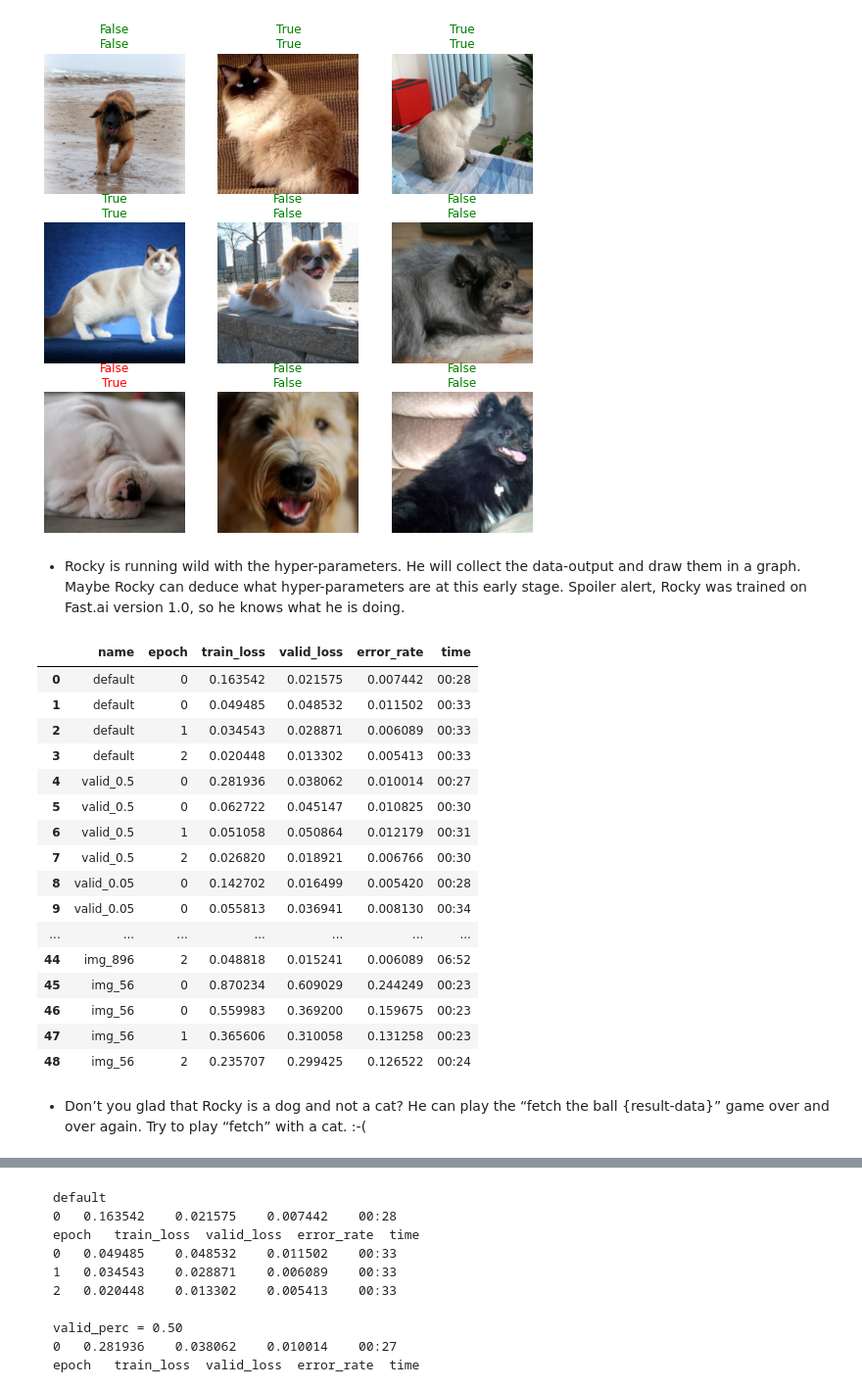
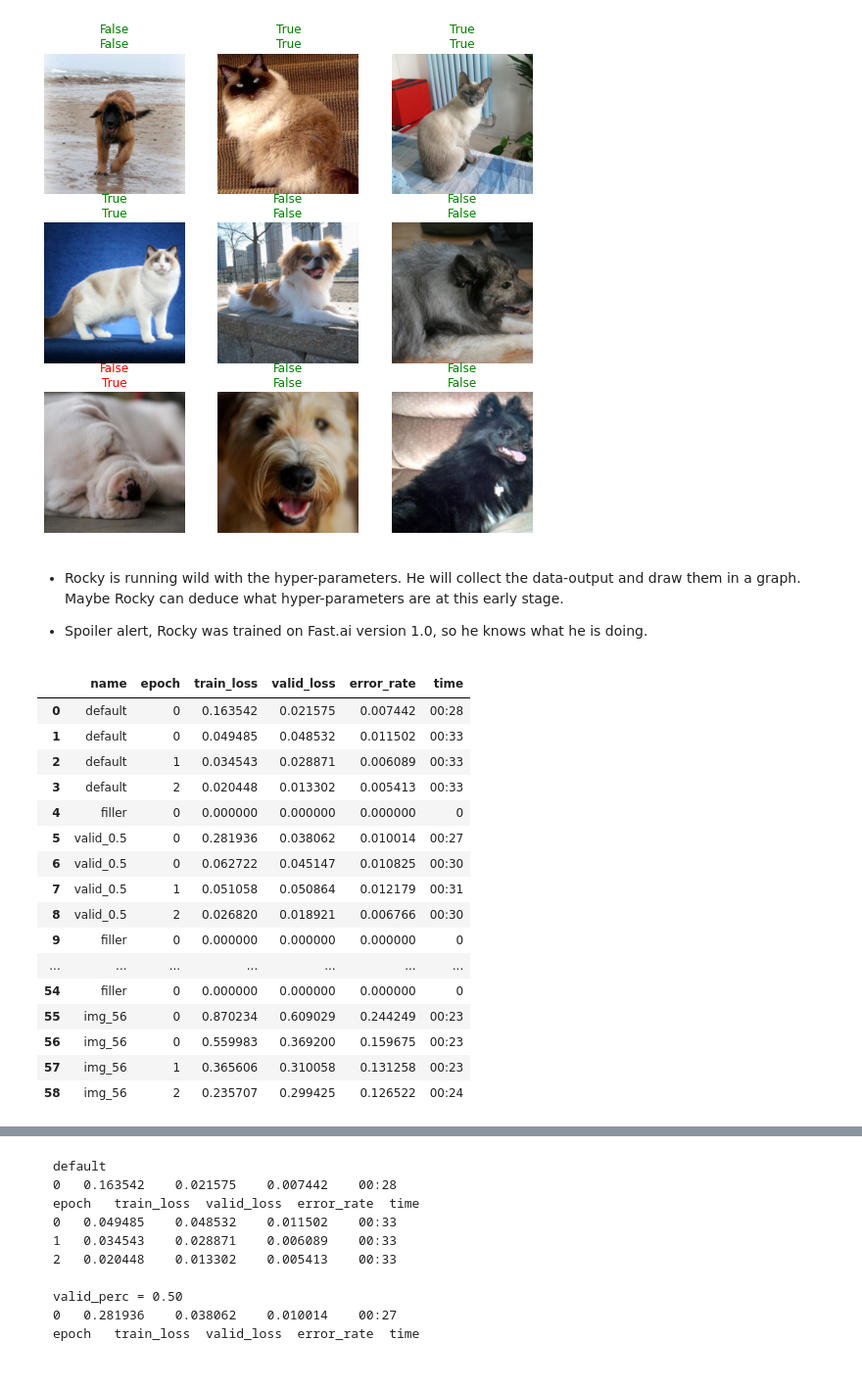
Before and after one commit to duchaba/fastbook, a Jupyter notebook: fastaibook_01_intro_d0hz.ipynb, the cells around one changed output, grey strips where cells are left out. Shown at 98% size. Saved outputs shown, nothing was run; the diff lists cells and outputs as text; code cells hidden in the pictures.

```diff
--- a/fastaibook_01_intro_d0hz.ipynb
+++ b/fastaibook_01_intro_d0hz.ipynb
@@ -875,7 +875,9 @@ rocky.dance_two_steps_dog_cat()
 [figure]
 [figure]
 # %% [markdown]
-- Rocky is running wild with the hyper-parameters. He will collect the data-output and draw them in a graph. Maybe Rocky can deduce what hyper-parameters are at this early stage. Spoiler alert, Rocky was trained on Fast.ai version 1.0, so he knows what he is doing.
+- Rocky is running wild with the hyper-parameters. He will collect the data-output and draw them in a graph. Maybe Rocky can deduce what hyper-parameters are at this early stage.
+
+- Spoiler alert, Rocky was trained on Fast.ai version 1.0, so he knows what he is doing.
 # %%
 # import pandas
 # @add_method(D0HZ)
@@ -956,24 +967,22 @@ def fetch_result_data(self):
   return self.result_data_df
 # %%
 # do it
-rocky.fetch_result_data()
+rocky.fetch_result_data_frame()
 # %% [output]
 |  | name | epoch | train_loss | valid_loss | error_rate | time |
 | 0 | default | 0 | 0.163542 | 0.021575 | 0.007442 | 00:28 |
 | 1 | default | 0 | 0.049485 | 0.048532 | 0.011502 | 00:33 |
 | 2 | default | 1 | 0.034543 | 0.028871 | 0.006089 | 00:33 |
 | 3 | default | 2 | 0.020448 | 0.013302 | 0.005413 | 00:33 |
-| 4 | valid_0.5 | 0 | 0.281936 | 0.038062 | 0.010014 | 00:27 |
-| 5 | valid_0.5 | 0 | 0.062722 | 0.045147 | 0.010825 | 00:30 |
-| 6 | valid_0.5 | 1 | 0.051058 | 0.050864 | 0.012179 | 00:31 |
-| 7 | valid_0.5 | 2 | 0.026820 | 0.018921 | 0.006766 | 00:30 |
-| 8 | valid_0.05 | 0 | 0.142702 | 0.016499 | 0.005420 | 00:28 |
-| 9 | valid_0.05 | 0 | 0.055813 | 0.036941 | 0.008130 | 00:34 |
+| 4 | filler | 0 | 0.000000 | 0.000000 | 0.000000 | 0 |
+| 5 | valid_0.5 | 0 | 0.281936 | 0.038062 | 0.010014 | 00:27 |
+| 6 | valid_0.5 | 0 | 0.062722 | 0.045147 | 0.010825 | 00:30 |
+| 7 | valid_0.5 | 1 | 0.051058 | 0.050864 | 0.012179 | 00:31 |
+| 8 | valid_0.5 | 2 | 0.026820 | 0.018921 | 0.006766 | 00:30 |
+| 9 | filler | 0 | 0.000000 | 0.000000 | 0.000000 | 0 |
 | ... | ... | ... | ... | ... | ... | ... |
-| 44 | img_896 | 2 | 0.048818 | 0.015241 | 0.006089 | 06:52 |
-| 45 | img_56 | 0 | 0.870234 | 0.609029 | 0.244249 | 00:23 |
-| 46 | img_56 | 0 | 0.559983 | 0.369200 | 0.159675 | 00:23 |
-| 47 | img_56 | 1 | 0.365606 | 0.310058 | 0.131258 | 00:23 |
-| 48 | img_56 | 2 | 0.235707 | 0.299425 | 0.126522 | 00:24 |
+| 54 | filler | 0 | 0.000000 | 0.000000 | 0.000000 | 0 |
+| 55 | img_56 | 0 | 0.870234 | 0.609029 | 0.244249 | 00:23 |
+| 56 | img_56 | 0 | 0.559983 | 0.369200 | 0.159675 | 00:23 |
+| 57 | img_56 | 1 | 0.365606 | 0.310058 | 0.131258 | 00:23 |
+| 58 | img_56 | 2 | 0.235707 | 0.299425 | 0.126522 | 00:24 |
-# %% [markdown]
-- Don’t you glad that Rocky is a dog and not a cat? He can play the “fetch the ball {result-data}” game over and over again. Try to play “fetch” with a cat. :-(
```
Also changed, not shown: parts of 5 cells of this notebook.
